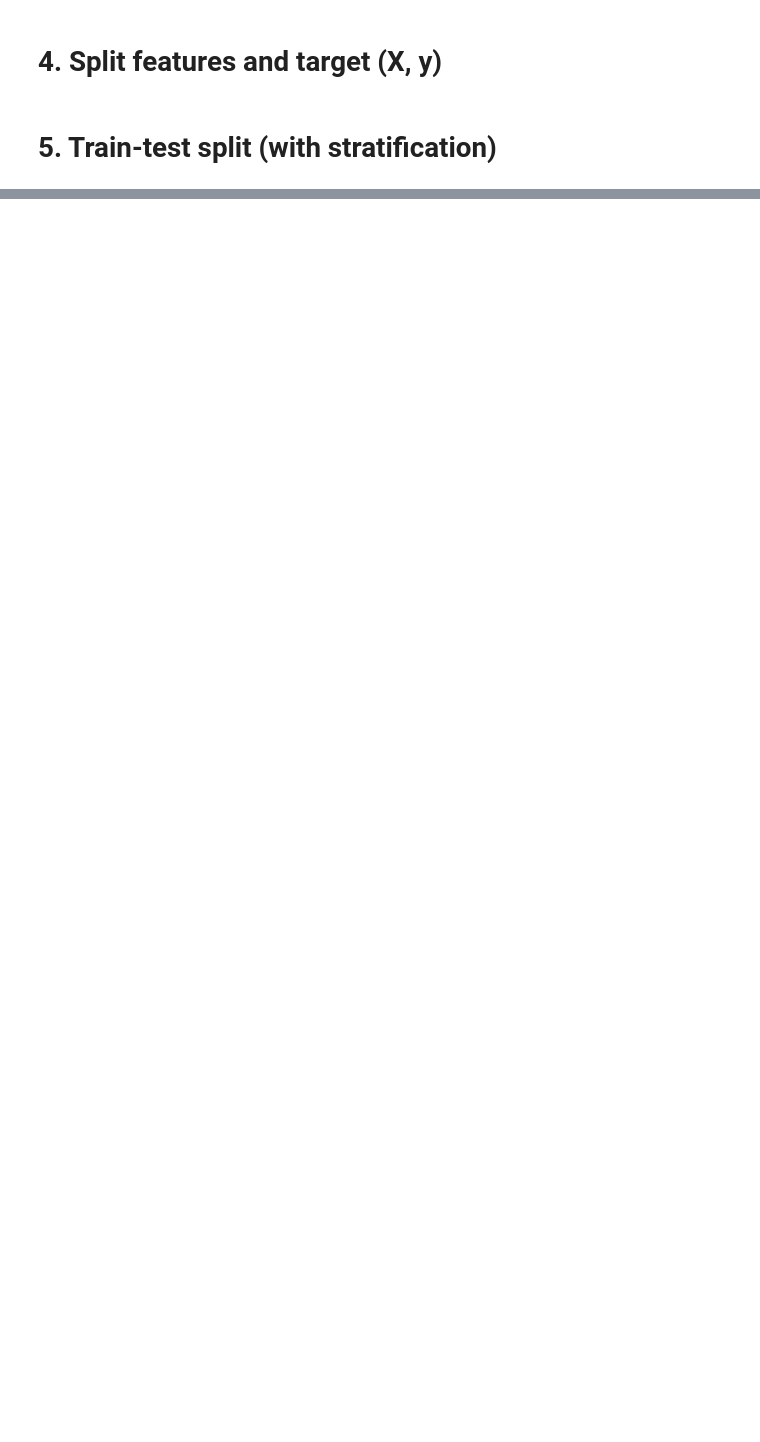
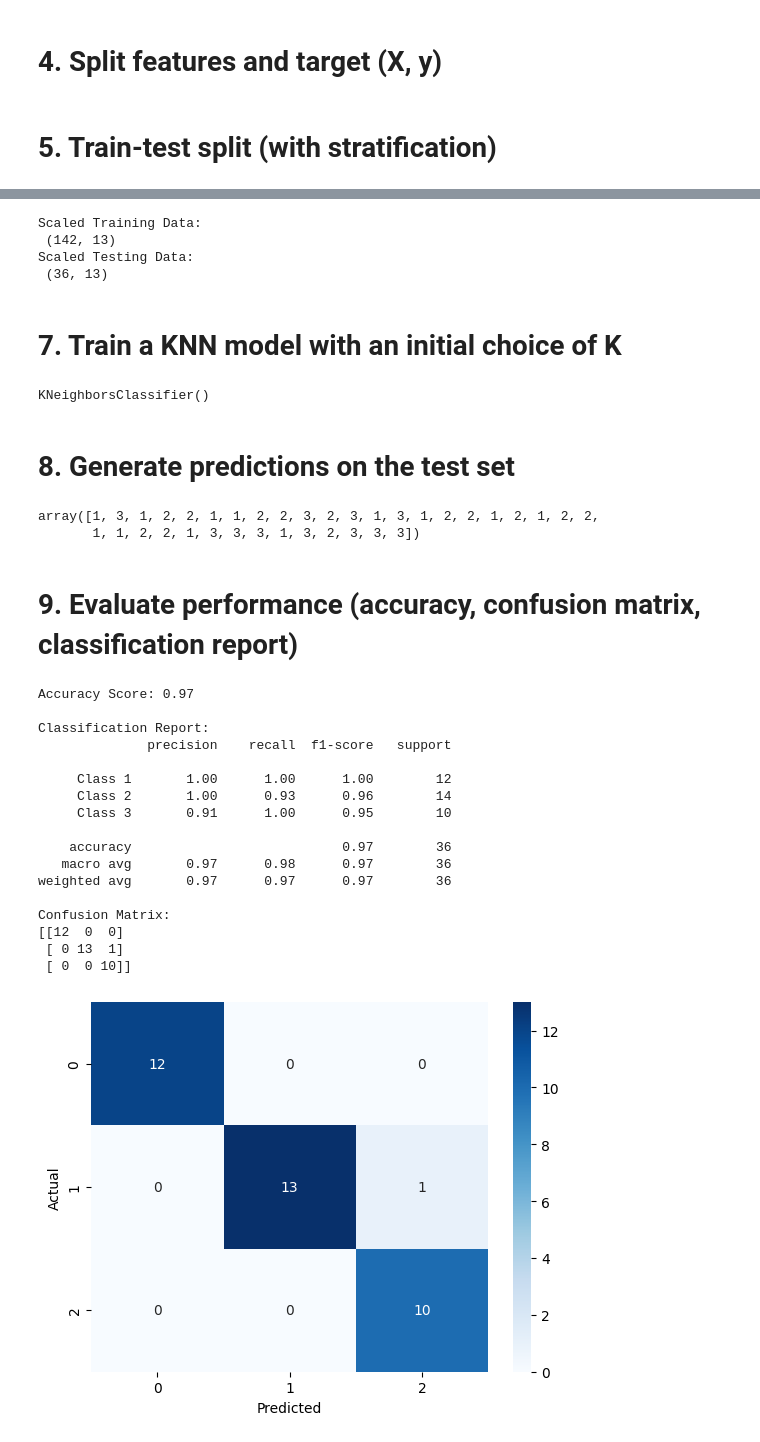
Before and after one commit to VishRoy/kaggle-notebook, a Jupyter notebook: wine-classification-using-knn-begineer.ipynb, the cells around one changed output, grey strips where cells are left out. Cells and saved outputs as stored; diff of their text form; code cells hidden in the pictures; blank space fills up the shorter version.

Commit message:
Kaggle Notebook | Wine Classification using KNN | Version 1

```diff
--- a/wine-classification-using-knn-begineer.ipynb
+++ b/wine-classification-using-knn-begineer.ipynb
@@ -148,2 +181,8 @@ df.groupby('class').mean()
 # %% [markdown]
 # 5. Train-test split (with stratification)
+# %%
+from sklearn.model_selection import train_test_split
+
+X_train, X_test, y_train, y_test = train_test_split(X, y ,test_size=0.2, random_state=42, stratify = y)
+
+print(X_train.shape, X_test.shape)
@@ -149,0 +193,73 @@ df.groupby('class').mean()
+# %%
+from sklearn.preprocessing import StandardScaler
+
+scaler = StandardScaler()
+
+X_train_scaled = scaler.fit_transform(X_train)
+X_test_scaled = scaler.transform(X_test)
+
+print("Scaled Training Data:\n", X_train_scaled.shape)
+print("Scaled Testing Data:\n", X_test_scaled.shape)
+# %% [output]
+Scaled Training Data:
+ (142, 13)
+Scaled Testing Data:
+ (36, 13)
+# %% [markdown]
+# 7. Train a KNN model with an initial choice of K
+# %%
+from sklearn.neighbors import KNeighborsClassifier
+knn = KNeighborsClassifier()
+knn.fit(X_train_scaled, y_train)
+# %% [output]
+KNeighborsClassifier()
+# %% [markdown]
+# 8. Generate predictions on the test set
+# %%
+y_pred = knn.predict(X_test_scaled)
+y_pred
+# %% [output]
+array([1, 3, 1, 2, 2, 1, 1, 2, 2, 3, 2, 3, 1, 3, 1, 2, 2, 1, 2, 1, 2, 2,
+       1, 1, 2, 2, 1, 3, 3, 3, 1, 3, 2, 3, 3, 3])
+# %% [markdown]
+# 9. Evaluate performance (accuracy, confusion matrix, classification report)
+# %%
+from sklearn.metrics import accuracy_score, classification_report, confusion_matrix
+
+# 1. Calculate overall accuracy
+acc = accuracy_score(y_test, y_pred)
+print(f"Accuracy Score: {acc:.2f}\n")
+
+# 2. Generate a text-based classification report
+report = classification_report(y_test, y_pred, target_names = ['Class 1', 'Class 2', 'Class 3'])
+print("Classification Report:")
+print(report)
+
+# 3. Compute the raw confusion matrix
+matrix = confusion_matrix(y_test, y_pred)
+print("Confusion Matrix:")
+print(matrix)
+
+sns.heatmap(matrix, annot=True, fmt='d', cmap='Blues')
+plt.xlabel('Predicted')
+plt.ylabel('Actual')
+plt.show()
+# %% [output]
+Accuracy Score: 0.97
+
+Classification Report:
+              precision    recall  f1-score   support
+
+     Class 1       1.00      1.00      1.00        12
+     Class 2       1.00      0.93      0.96        14
+     Class 3       0.91      1.00      0.95        10
+
+    accuracy                           0.97        36
+   macro avg       0.97      0.98      0.97        36
+weighted avg       0.97      0.97      0.97        36
+
+Confusion Matrix:
+[[12  0  0]
+ [ 0 13  1]
+ [ 0  0 10]]
+[figure, added]
```
Also changed, not shown: parts of 16 cells of this notebook.
